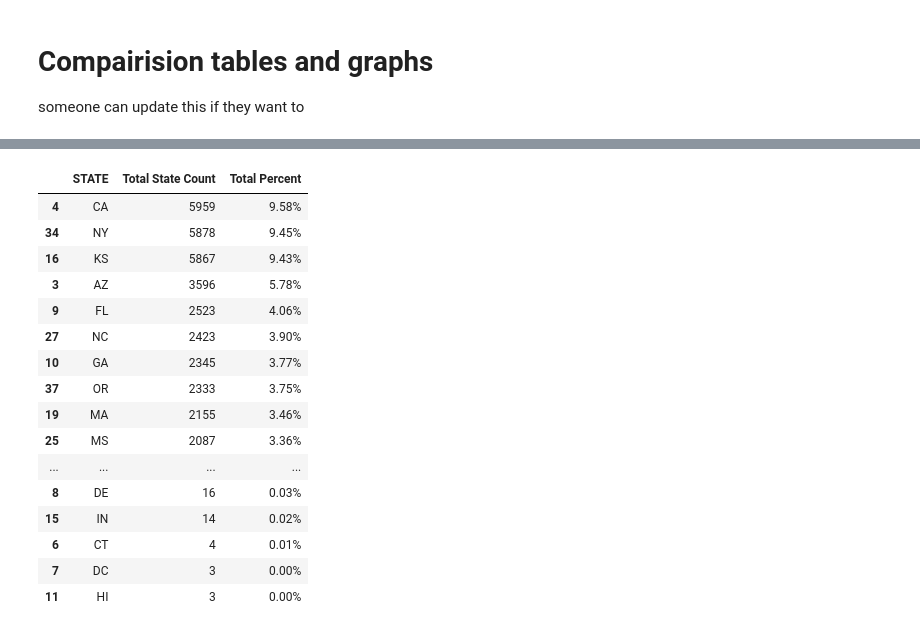
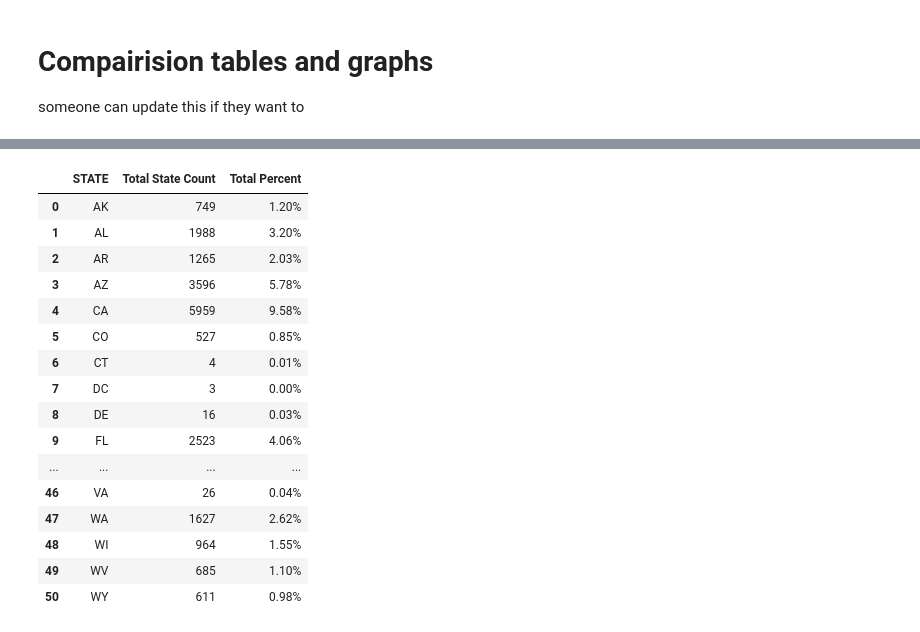
Before and after one commit to meharperjr/WyldFyrez, a Jupyter notebook: Fire_Tables_Charts.ipynb, the cells around one changed output, grey strips where cells are left out. Saved outputs shown, nothing was run; the diff lists cells and outputs as text; code cells hidden in the pictures.

Commit message:
Creation of State CSV and update to Year CSV

```diff
--- a/Fire_Tables_Charts.ipynb
+++ b/Fire_Tables_Charts.ipynb
@@ -35,27 +58,29 @@ fire_2015
 # %%
+fire_2015 = fire_data[fire_data.FIRE_YEAR == 2015]
+
 state_2015 = fire_2015.groupby(["STATE"])
 count_2015 = state_2015["OBJECTID"].nunique()
 percent_2015 = count_2015/ fire_2015["OBJECTID"].nunique()*100
 
 total_2015 = pd.concat([count_2015.rename("Total State Count"),percent_2015.rename("Total Percent")], axis = 1)
-#total_2015['STATE'] = total_2015.index
+
 total_2015.reset_index(level=0, inplace=True)
-total_2015.sort_values(["Total State Count"], ascending = False).style.format({"Total Percent":'{:.2f}%'})
+total_2015.sort_values(["STATE"]).style.format({"Total Percent":'{:.2f}%'})
 # %% [output]
 |  | STATE | Total State Count | Total Percent |
+| 0 | AK | 749 | 1.20% |
+| 1 | AL | 1988 | 3.20% |
+| 2 | AR | 1265 | 2.03% |
+| 3 | AZ | 3596 | 5.78% |
 | 4 | CA | 5959 | 9.58% |
-| 34 | NY | 5878 | 9.45% |
-| 16 | KS | 5867 | 9.43% |
-| 3 | AZ | 3596 | 5.78% |
-| 9 | FL | 2523 | 4.06% |
-| 27 | NC | 2423 | 3.90% |
-| 10 | GA | 2345 | 3.77% |
-| 37 | OR | 2333 | 3.75% |
-| 19 | MA | 2155 | 3.46% |
-| 25 | MS | 2087 | 3.36% |
-| ... | ... | ... | ... |
-| 8 | DE | 16 | 0.03% |
-| 15 | IN | 14 | 0.02% |
+| 5 | CO | 527 | 0.85% |
 | 6 | CT | 4 | 0.01% |
 | 7 | DC | 3 | 0.00% |
-| 11 | HI | 3 | 0.00% |
+| 8 | DE | 16 | 0.03% |
+| 9 | FL | 2523 | 4.06% |
+| ... | ... | ... | ... |
+| 46 | VA | 26 | 0.04% |
+| 47 | WA | 1627 | 2.62% |
+| 48 | WI | 964 | 1.55% |
+| 49 | WV | 685 | 1.10% |
+| 50 | WY | 611 | 0.98% |
```
Also changed, not shown: parts of 14 cells of this notebook, 12 other files.
